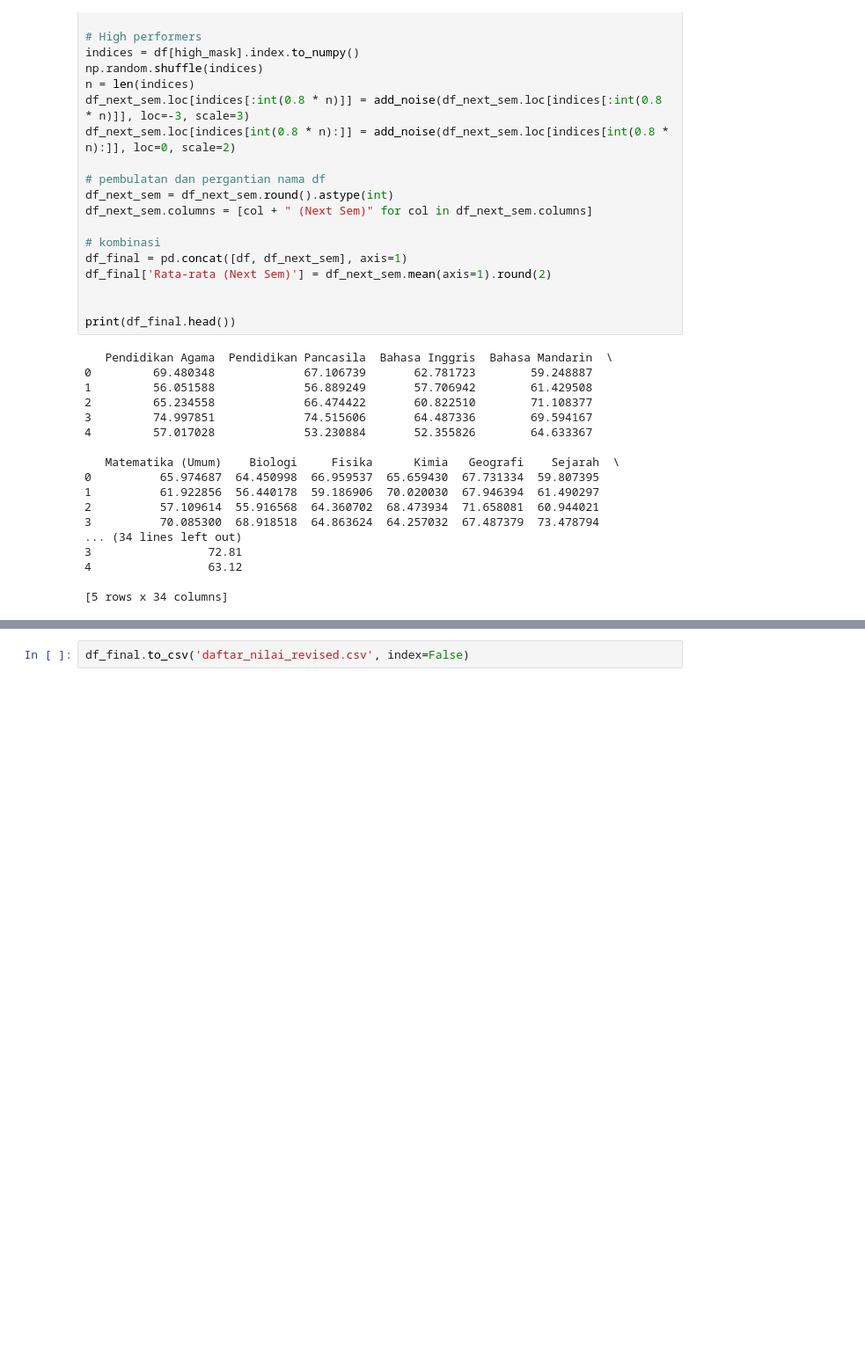
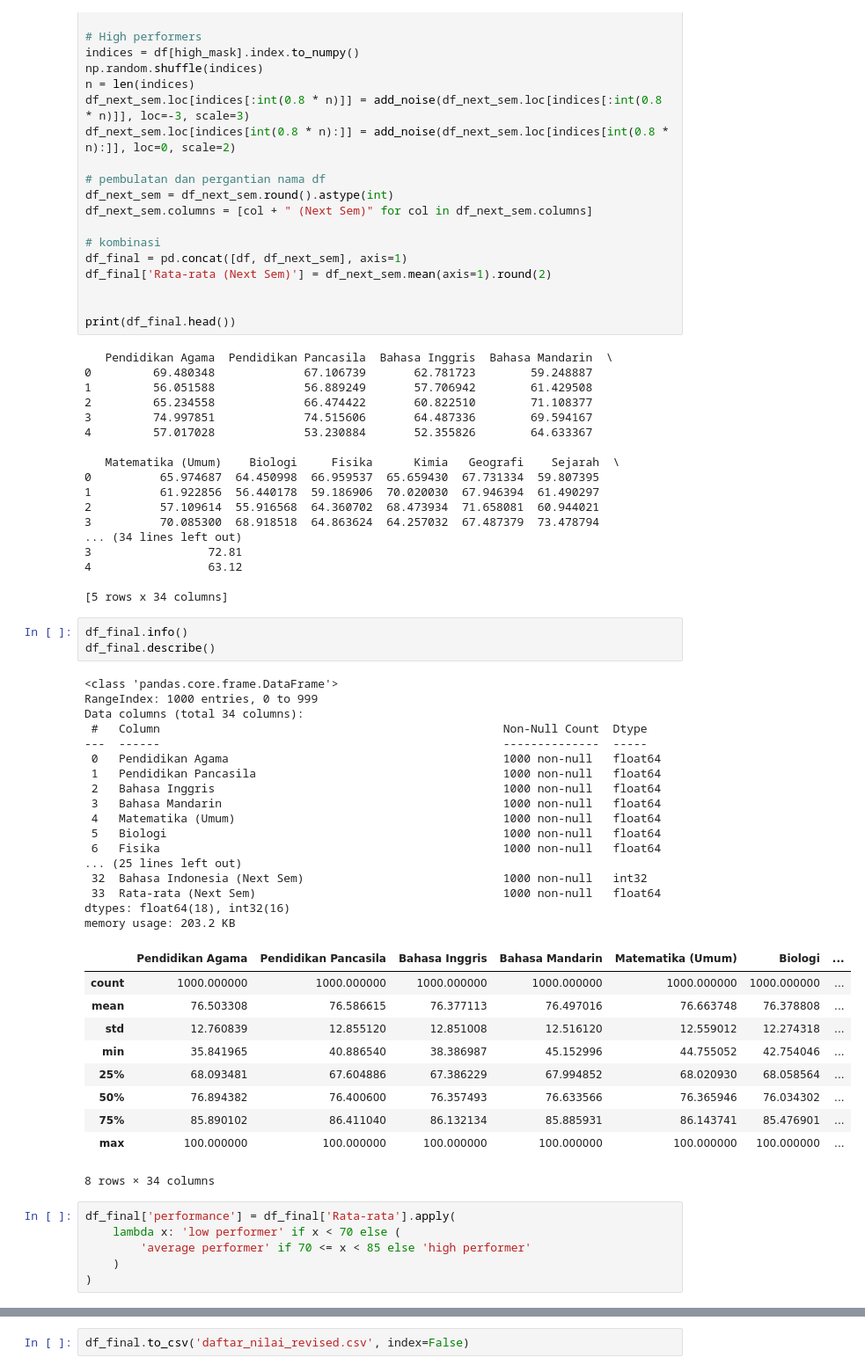
Before and after one commit to moonfaceisaac/learntic-machinelearning, a Jupyter notebook: student_performance_workflow.ipynb, the cells around one changed output, grey strips where cells are left out. Shown: that part at 88% size. Drawn from its saved outputs; the diff is of its cells as text; blank space fills up the shorter version.

```diff
--- a/student_performance_workflow.ipynb
+++ b/student_performance_workflow.ipynb
@@ -104,3 +105,40 @@ print(df_final.head())
 4                 63.12
 
 [5 rows x 34 columns]
+# %%
+df_final.info()
+df_final.describe()
+# %% [output]
+<class 'pandas.core.frame.DataFrame'>
+RangeIndex: 1000 entries, 0 to 999
+Data columns (total 34 columns):
+ #   Column                                                  Non-Null Count  Dtype
+---  ------                                                  --------------  -----
+ 0   Pendidikan Agama                                        1000 non-null   float64
+ 1   Pendidikan Pancasila                                    1000 non-null   float64
+ 2   Bahasa Inggris                                          1000 non-null   float64
+ 3   Bahasa Mandarin                                         1000 non-null   float64
+ 4   Matematika (Umum)                                       1000 non-null   float64
+ 5   Biologi                                                 1000 non-null   float64
+ 6   Fisika                                                  1000 non-null   float64
+... (25 lines left out)
+ 32  Bahasa Indonesia (Next Sem)                             1000 non-null   int32
+ 33  Rata-rata (Next Sem)                                    1000 non-null   float64
+dtypes: float64(18), int32(16)
+memory usage: 203.2 KB
+|  | Pendidikan Agama | Pendidikan Pancasila | Bahasa Inggris | Bahasa Mandarin | Matematika (Umum) | Biologi | ... |
+| count | 1000.000000 | 1000.000000 | 1000.000000 | 1000.000000 | 1000.000000 | 1000.000000 | ... |
+| mean | 76.503308 | 76.586615 | 76.377113 | 76.497016 | 76.663748 | 76.378808 | ... |
+| std | 12.760839 | 12.855120 | 12.851008 | 12.516120 | 12.559012 | 12.274318 | ... |
+| min | 35.841965 | 40.886540 | 38.386987 | 45.152996 | 44.755052 | 42.754046 | ... |
+| 25% | 68.093481 | 67.604886 | 67.386229 | 67.994852 | 68.020930 | 68.058564 | ... |
+| 50% | 76.894382 | 76.400600 | 76.357493 | 76.633566 | 76.365946 | 76.034302 | ... |
+| 75% | 85.890102 | 86.411040 | 86.132134 | 85.885931 | 86.143741 | 85.476901 | ... |
+| max | 100.000000 | 100.000000 | 100.000000 | 100.000000 | 100.000000 | 100.000000 | ... |
+8 rows × 34 columns
+# %%
+df_final['performance'] = df_final['Rata-rata'].apply(
+    lambda x: 'low performer' if x < 70 else (
+        'average performer' if 70 <= x < 85 else 'high performer'
+    )
+)
```
Also changed, not shown: parts of 5 cells of this notebook.
